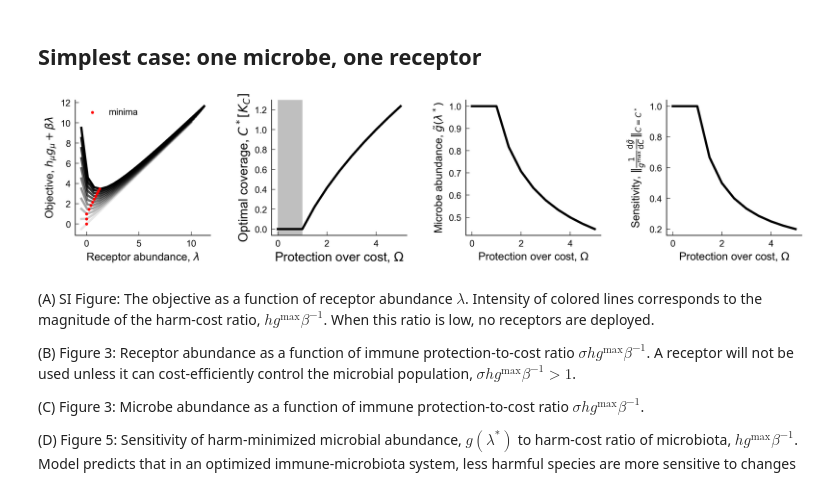
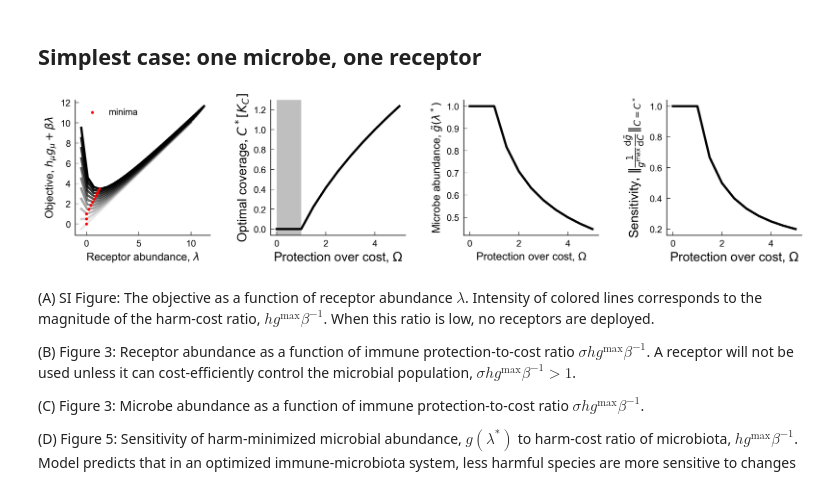
Before and after one commit to obinna-ukogu/gutimmune, a Jupyter notebook: explore-microbiome-genetic-structure.ipynb, the cells around one changed output. Cells and saved outputs as stored; diff of their text form; code cells hidden in the pictures.

```diff
--- a/explore-microbiome-genetic-structure.ipynb
+++ b/explore-microbiome-genetic-structure.ipynb
@@ -91,35 +91,36 @@ ax2.axvspan(0, 1, color = 'grey', zorder = 0, alpha = 0.5,linewidth=0)
 #ax1.title.set_text(r'one microbe, one receptor')
 
 ax3.plot(hs, 1/(1 + sigma*l_opts), color = 'black',label = "analytic", **kwargs)
 
 ax4.plot(hs, np.abs(-1/(1 + sigma*l_opts)**2), color = 'black',label = "analytic", **kwargs)
 
 ax1.set(xlabel=r'Receptor abundance, $\lambda$',ylabel=r'Objective, $h_\mu g_\mu + \beta \lambda$')
 ax1.legend()
 ax1.minorticks_off()
 ax1.set_box_aspect(1)
 
 ax2.set_xlabel(r'Protection over cost, $\Omega$', fontsize = 14)
 ax2.set_ylabel(r'Optimal coverage, $C^* [K_C]$', fontsize = 14)
 ax2.minorticks_off()
 ax2.set_box_aspect(1)
 
 ax3.set(ylabel=r'Microbe abundance, $\tilde{g}(\lambda^*)$', xlabel=r'Protection over cost, $\Omega$')
 ax3.minorticks_off()
 ax3.set_box_aspect(1)
 
-ax4.set(ylabel=r'Sensitivity, $\|\frac{1}{g^\text{max}}\frac{{\rm d}\tilde{g}}{{\rm d}C}\|_{C = C^*}$', xlabel=r'Protection over cost, $\Omega$')
+ax4.set_xlabel(r'Protection over cost, $\Omega$', fontsize = 14)
+ax4.set_ylabel(r'Sensitivity, $\|\frac{1}{g^\text{max}}\frac{{\rm d}\tilde{g}}{{\rm d}C}\|_{C = C^*}$', fontsize = 14)
 ax4.minorticks_off()
 ax4.set_box_aspect(1)
 
 for ax in (ax1, ax2, ax3, ax4):
     ax.spines['top'].set_visible(False)
     ax.spines['right'].set_visible(False)
     ax.tick_params(top=False, right=False)
 
 fig.savefig('_figs/fig3and5_one_microbe_one_receptor'+'.pdf', dpi=300, bbox_inches='tight')
 # %% [output]
-[figure, old version]
+[figure, new version]
 # %% [markdown]
 (A) SI Figure: The objective as a function of receptor abundance $\lambda$. Intensity of colored lines corresponds to the magnitude of the harm-cost ratio, $hg^\text{max}\beta^{-1}$. When this ratio is low, no receptors are deployed.
 
```
Also changed, not shown: parts of 2 cells of this notebook, 42 other files.
